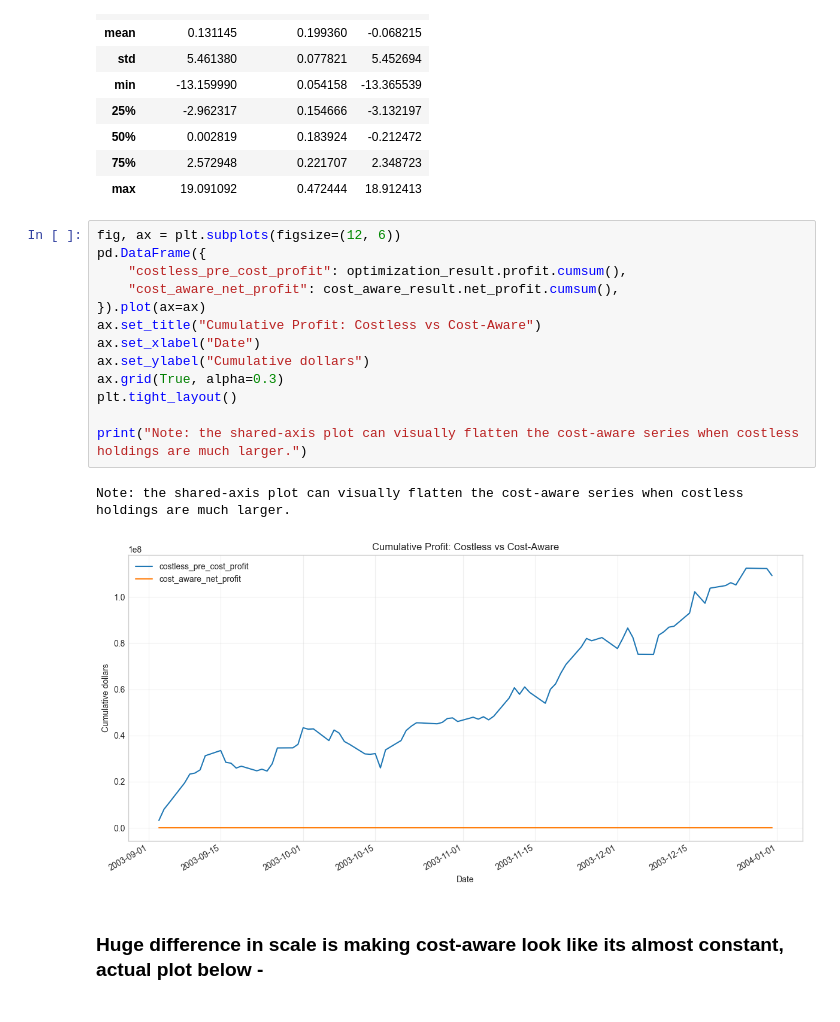
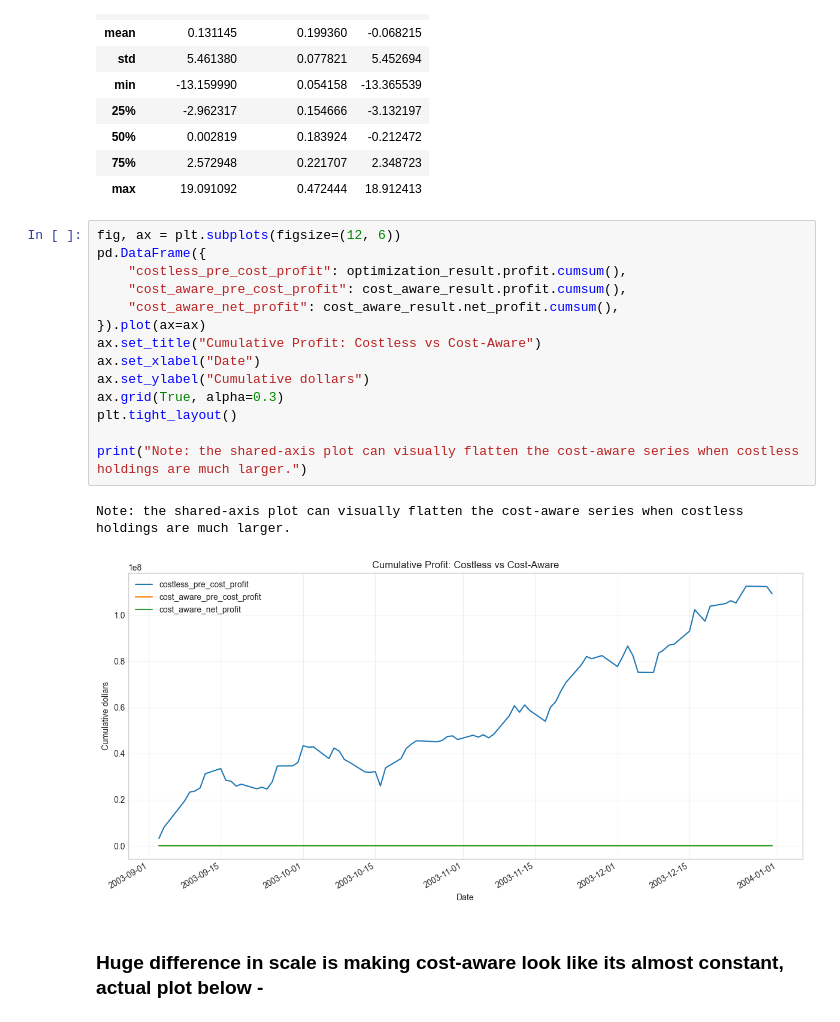
Before and after one commit to ItachiUchiha729/assetAllocationFinalProject, a Jupyter notebook: notebooks/portfolio_visualization.ipynb, the cells around one changed output. Saved outputs shown, nothing was run; the diff lists cells and outputs as text.

```diff
--- a/notebooks/portfolio_visualization.ipynb
+++ b/notebooks/portfolio_visualization.ipynb
@@ -328,19 +332,20 @@ cost_summary.describe()
 # %%
 fig, ax = plt.subplots(figsize=(12, 6))
 pd.DataFrame({
     "costless_pre_cost_profit": optimization_result.profit.cumsum(),
+    "cost_aware_pre_cost_profit": cost_aware_result.profit.cumsum(),
     "cost_aware_net_profit": cost_aware_result.net_profit.cumsum(),
 }).plot(ax=ax)
 ax.set_title("Cumulative Profit: Costless vs Cost-Aware")
 ax.set_xlabel("Date")
 ax.set_ylabel("Cumulative dollars")
 ax.grid(True, alpha=0.3)
 plt.tight_layout()
 
 print("Note: the shared-axis plot can visually flatten the cost-aware series when costless holdings are much larger.")
 # %% [output]
 Note: the shared-axis plot can visually flatten the cost-aware series when costless holdings are much larger.
-[figure, old version]
+[figure, new version]
 # %% [markdown]
 ### Huge difference in scale is making cost-aware look like its almost constant, actual plot below -
 # %%
```
Also changed, not shown: parts of 4 cells of this notebook.
